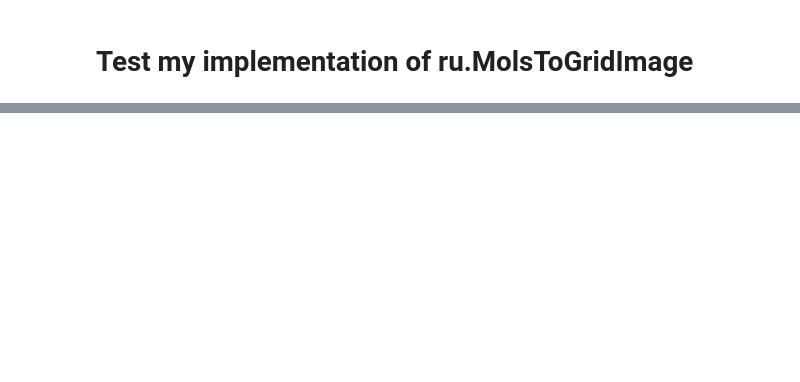
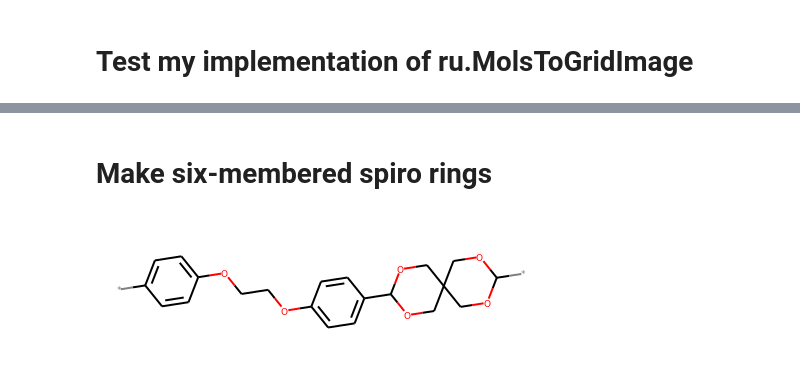
Before and after one commit to rishigurnani/hMOFs-Snurr, a Jupyter notebook: fall20_mse_8803_2.ipynb, the cells around one changed output, grey strips where cells are left out. Saved outputs shown, nothing was run; the diff lists cells and outputs as text; code cells hidden in the pictures; blank space fills up the shorter version.

```diff
--- a/fall20_mse_8803_2.ipynb
+++ b/fall20_mse_8803_2.ipynb
@@ -1645,0 +1510,7 @@ ReactionStepList[0].rxn_fn
+# %% [markdown]
+# Make six-membered spiro rings
+# %%
+mol = Chem.MolFromSmiles('*c4ccc(OCCOc3ccc(C2OCC1(COC(*)OC1)CO2)cc3)cc4')
+mol
+# %% [output]
+[figure, added]
```
Also changed, not shown: parts of 178 cells of this notebook, 4 other files.
